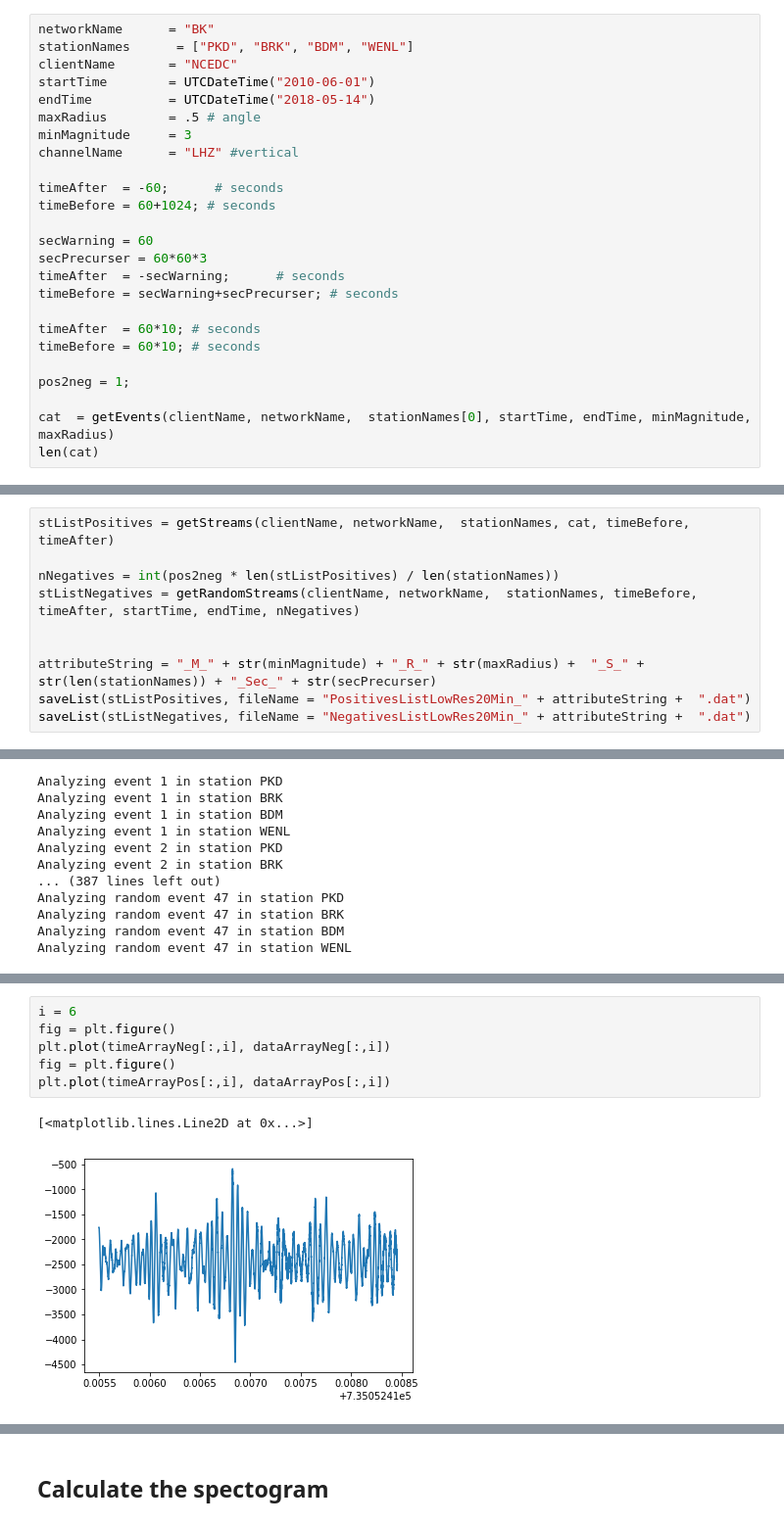
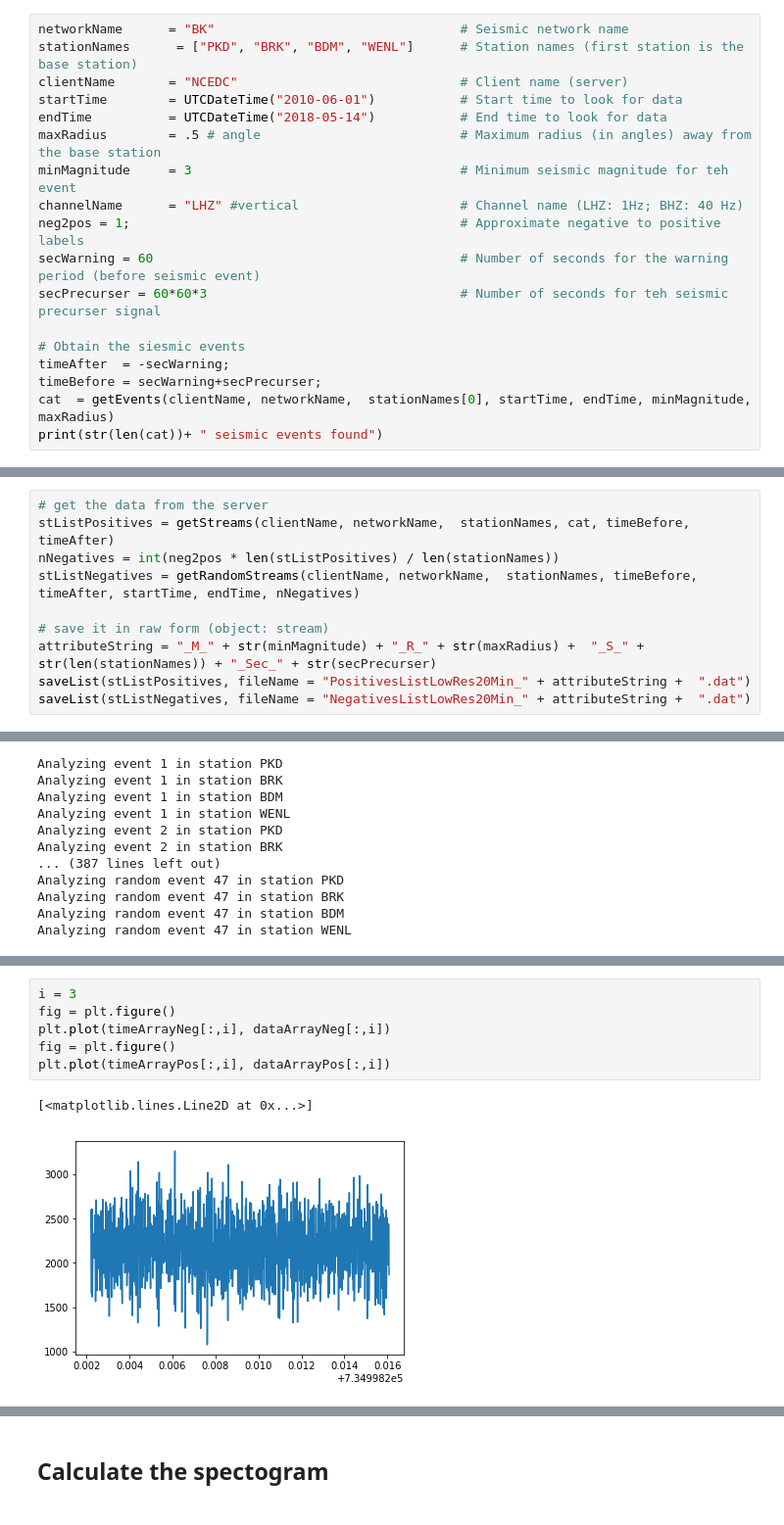
Before and after one commit to MosGeo/TerraeMotus, a Jupyter notebook: 01 Dataset Retrieval and Preprocessing.ipynb, the cells around one changed output, grey strips where cells are left out. Shown: that part at 98% size. Drawn from its saved outputs; the diff is of its cells as text.

```diff
--- a/01 Dataset Retrieval and Preprocessing.ipynb
+++ b/01 Dataset Retrieval and Preprocessing.ipynb
@@ -141,26 +143,19 @@ Now, let us retrieve the dataset and save it.
 # %%
-networkName      = "BK"
-stationNames      = ["PKD", "BRK", "BDM", "WENL"]
-clientName       = "NCEDC"
-startTime        = UTCDateTime("2010-06-01")
-endTime          = UTCDateTime("2018-05-14")
-maxRadius        = .5 # angle
-minMagnitude     = 3
-channelName      = "LHZ" #vertical
+networkName      = "BK"                                # Seismic network name
+stationNames      = ["PKD", "BRK", "BDM", "WENL"]      # Station names (first station is the base station)
+clientName       = "NCEDC"                             # Client name (server)
+startTime        = UTCDateTime("2010-06-01")           # Start time to look for data
+endTime          = UTCDateTime("2018-05-14")           # End time to look for data
+maxRadius        = .5 # angle                          # Maximum radius (in angles) away from the base station
+minMagnitude     = 3                                   # Minimum seismic magnitude for teh event
+channelName      = "LHZ" #vertical                     # Channel name (LHZ: 1Hz; BHZ: 40 Hz)
+neg2pos = 1;                                           # Approximate negative to positive labels
+secWarning = 60                                        # Number of seconds for the warning period (before seismic event)
+secPrecurser = 60*60*3                                 # Number of seconds for teh seismic precurser signal
 
-timeAfter  = -60;      # seconds
-timeBefore = 60+1024; # seconds
-
-secWarning = 60
-secPrecurser = 60*60*3
-timeAfter  = -secWarning;      # seconds
-timeBefore = secWarning+secPrecurser; # seconds
-
-timeAfter  = 60*10; # seconds
-timeBefore = 60*10; # seconds
-
-pos2neg = 1;
-
+# Obtain the siesmic events
+timeAfter  = -secWarning;
+timeBefore = secWarning+secPrecurser;
 cat  = getEvents(clientName, networkName,  stationNames[0], startTime, endTime, minMagnitude, maxRadius)
-len(cat)
+print(str(len(cat))+ " seismic events found")
 # %% [output]
@@ -168,10 +163,10 @@ len(cat)
 # %%
+# get the data from the server
 stListPositives = getStreams(clientName, networkName,  stationNames, cat, timeBefore, timeAfter)
-
-nNegatives = int(pos2neg * len(stListPositives) / len(stationNames))
+nNegatives = int(neg2pos * len(stListPositives) / len(stationNames))
 stListNegatives = getRandomStreams(clientName, networkName,  stationNames, timeBefore, timeAfter, startTime, endTime, nNegatives)
 
-
+# save it in raw form (object: stream)
 attributeString = "_M_" + str(minMagnitude) + "_R_" + str(maxRadius) +  "_S_" + str(len(stationNames)) + "_Sec_" + str(secPrecurser)
 saveList(stListPositives, fileName = "PositivesListLowRes20Min_" + attributeString +  ".dat")
 saveList(stListNegatives, fileName = "NegativesListLowRes20Min_" + attributeString +  ".dat")
@@ -236,9 +207,9 @@ np.save("LabelLowRes20Min" + attributeString + ".npy", label)
 # %%
-i = 6
+i = 3
 fig = plt.figure()
 plt.plot(timeArrayNeg[:,i], dataArrayNeg[:,i])
 fig = plt.figure()
 plt.plot(timeArrayPos[:,i], dataArrayPos[:,i])
 # %% [output]
 [<matplotlib.lines.Line2D at 0x...>]
-[figure, old version]
+[figure, new version]
```
Also changed, not shown: parts of 18 cells of this notebook.
